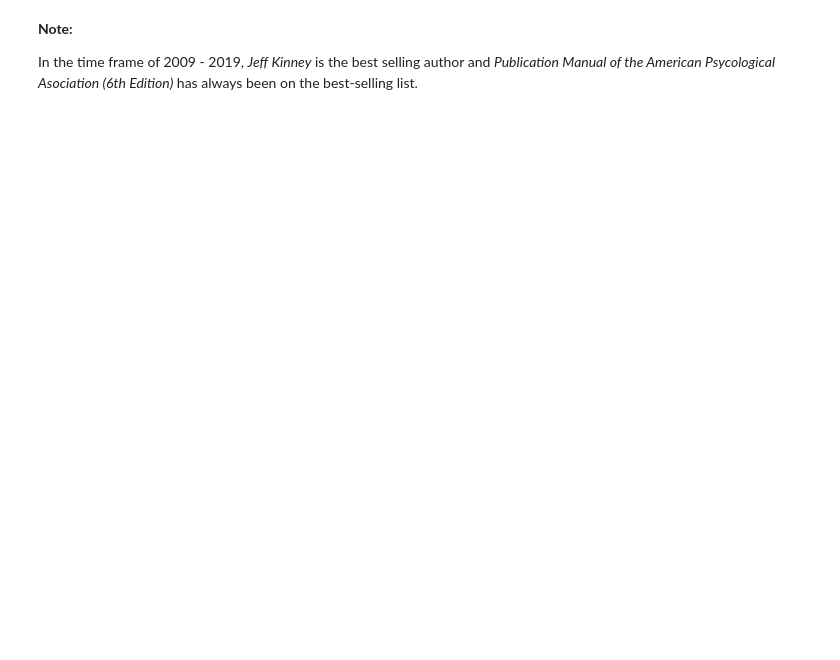
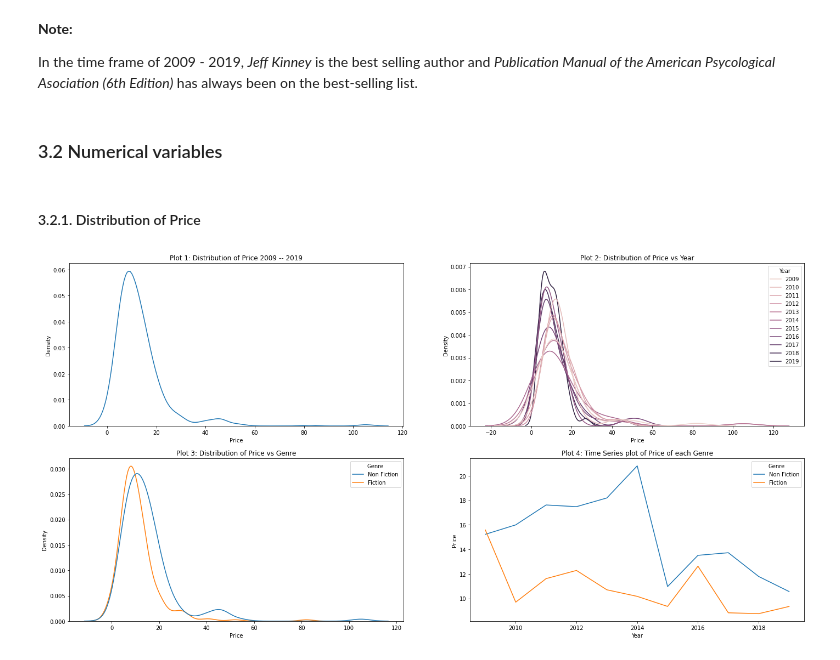
Before and after one commit to arnabd64/amazon-bestselling-books, a Jupyter notebook: amazon-best-seller-py.ipynb, the cells around one changed output. Saved outputs shown, nothing was run; the diff lists cells and outputs as text; code cells hidden in the pictures; blank space fills up the shorter version.

```diff
--- a/amazon-best-seller-py.ipynb
+++ b/amazon-best-seller-py.ipynb
@@ -264,3 +274,28 @@ plt.show()
 __Note:__
 
 In the time frame of 2009 - 2019, _Jeff Kinney_ is the best selling author and _Publication Manual of the American Psycological Asociation (6th Edition)_ has always been on the best-selling list.
+# %% [markdown]
+### 3.2 Numerical variables
+# %% [markdown]
+#### 3.2.1. Distribution of Price
+# %%
+fig, ax = plt.subplots(2,2, figsize = (24,12))
+# Plot 1
+sns.kdeplot(data = books, x = 'Price', ax = ax[0][0])
+ax[0][0].set_title('Plot 1: Distribution of Price 2009 -- 2019')
+
+# Plot 2
+sns.kdeplot(data = books, x = 'Price', hue = 'Year', ax = ax[0][1])
+ax[0][1].set_title('Plot 2: Distribution of Price vs Year')
+
+# Plot 3
+sns.kdeplot(data = books, x = 'Price', hue = 'Genre', ax = ax[1][0])
+ax[1][0].set_title('Plot 3: Distribution of Price vs Genre')
+
+# Plot 4
+sns.lineplot(data = books, x = 'Year', y = 'Price', hue = 'Genre', ci = None, ax = ax[1][1])
+ax[1][1].set_title('Plot 4: Time Series plot of Price of each Genre')
+
+plt.show()
+# %% [output]
+[figure, added]
```
Also changed, not shown: parts of 22 cells of this notebook, 1 other file.
